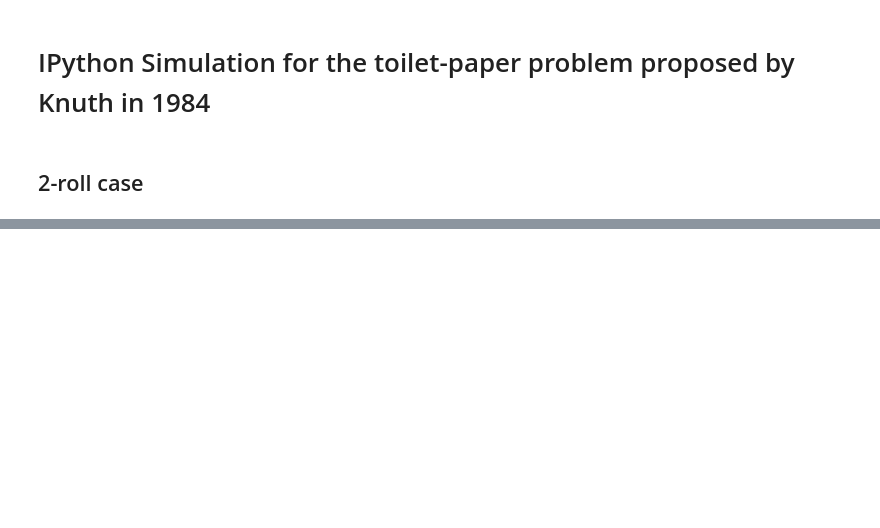
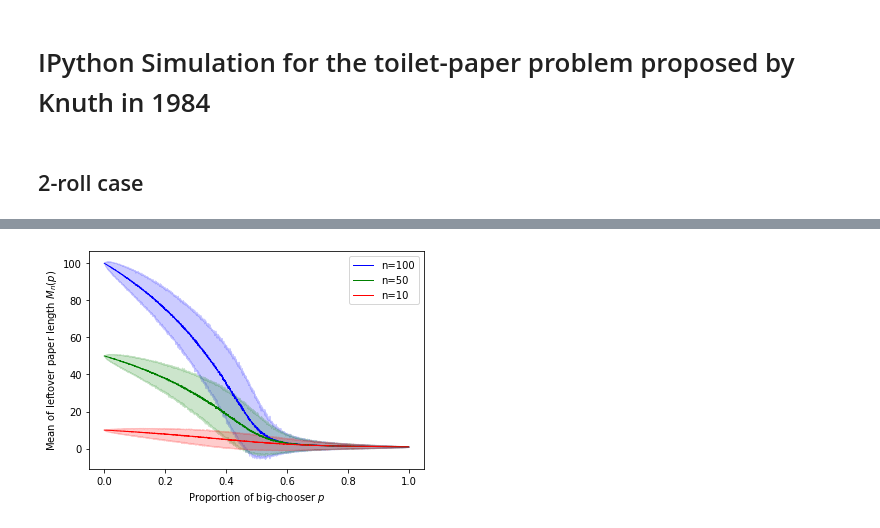
Before and after one commit to Kevin-Luyu/Semester2-Final-Project, a Jupyter notebook: toilet_paper.ipynb, the cells around one changed output, grey strips where cells are left out. Saved outputs shown, nothing was run; the diff lists cells and outputs as text; code cells hidden in the pictures; blank space fills up the shorter version.

```diff
--- a/toilet_paper.ipynb
+++ b/toilet_paper.ipynb
@@ -45,0 +57,22 @@ plt.show()
+# %%
+def Mnp(num):
+    """
+    Generate the mean amount of leftover paper (using a step of 1/2000) for all possible big-chooser proportion in interval [0,1). The mean is calculated by 500 simulations for each p.
+    ---input---
+    int num: the number of toilet paper in the beginning
+    ---return---
+    dictionary: 'mean': a list of mean value for leftover paper at different p; 'sdv': a list of standard deviation value for leftover paper at different p; 'upper': a list recording mean+2*stv (upper bound in a possible confidence interval) for leftover paper at different p; 'lower': a list recording mean-2*stv (lower bound in a possible confidence interval) for leftover paper at different p
+    """
+    meanlist = []
+    medianlist = []
+    stvlist = []
+    for t in np.linspace (0,1,2000):
+        res = simulation(500,num,t)
+        meanlist.append(statistics.mean(res))
+        medianlist.append(statistics.median(res))
+        stvlist.append(statistics.stdev(res))
+    meanlist=np.array(meanlist)
+    stvlist=np.array(stvlist)
+    upper = meanlist+2*stvlist
+    lower = meanlist-2*stvlist
+    return {'mean':meanlist, 'sdv': stvlist, 'upper': upper, 'lower': lower}
@@ -45,0 +112,22 @@ plt.show()
+# %%
+dic100=Mnp(100)
+dic50=Mnp(50)
+dic10=Mnp(10)
+# %%
+t=np.linspace(0,1,2000)
+fig, ax = plt.subplots()
+ax.plot(np.linspace(0,1,2000),dic100['mean'],'b', label='n=100', linewidth=1)
+ax.fill_between(np.linspace(0,1,2000),dic100['lower'],dic100['upper'],
+color='blue',alpha=0.2)
+ax.plot(np.linspace(0,1,2000),dic50['mean'],'g', label='n=50', linewidth=1)
+ax.fill_between(np.linspace(0,1,2000),dic50['lower'],dic50['upper'],
+color='green',alpha=0.2)
+ax.plot(np.linspace(0,1,2000),dic10['mean'],'r', label='n=10', linewidth=1)
+ax.fill_between(np.linspace(0,1,2000),dic10['lower'],dic10['upper'],
+color='red',alpha=0.2)
+ax.set_xlabel(r'Proportion of big-chooser $p$')
+ax.set_ylabel(r'Mean of leftover paper length $M_n(p)$')
+ax.legend()
+plt.show()
+# %% [output]
+[figure, added]
```
Also changed, not shown: parts of 10 cells of this notebook, 12 other files.
